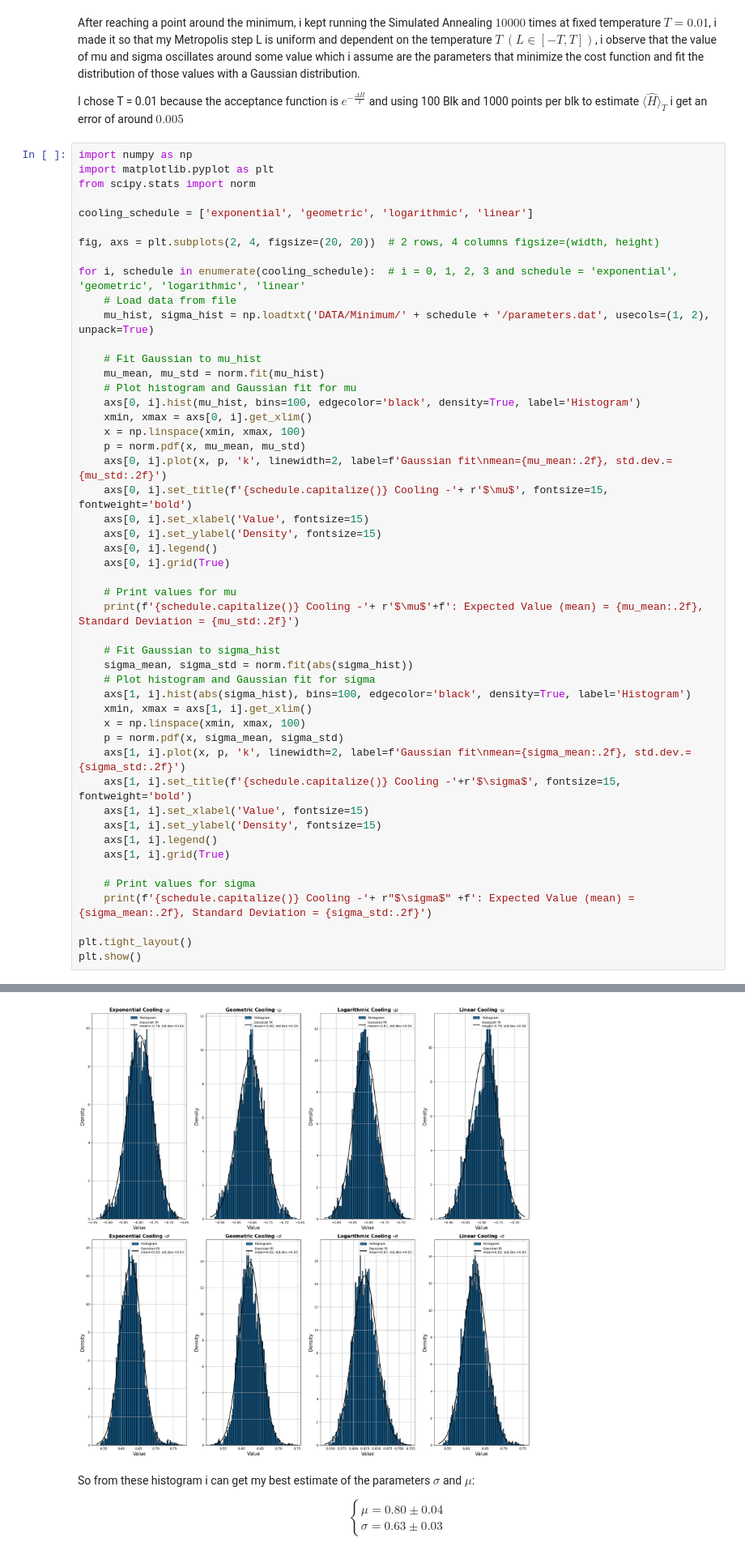
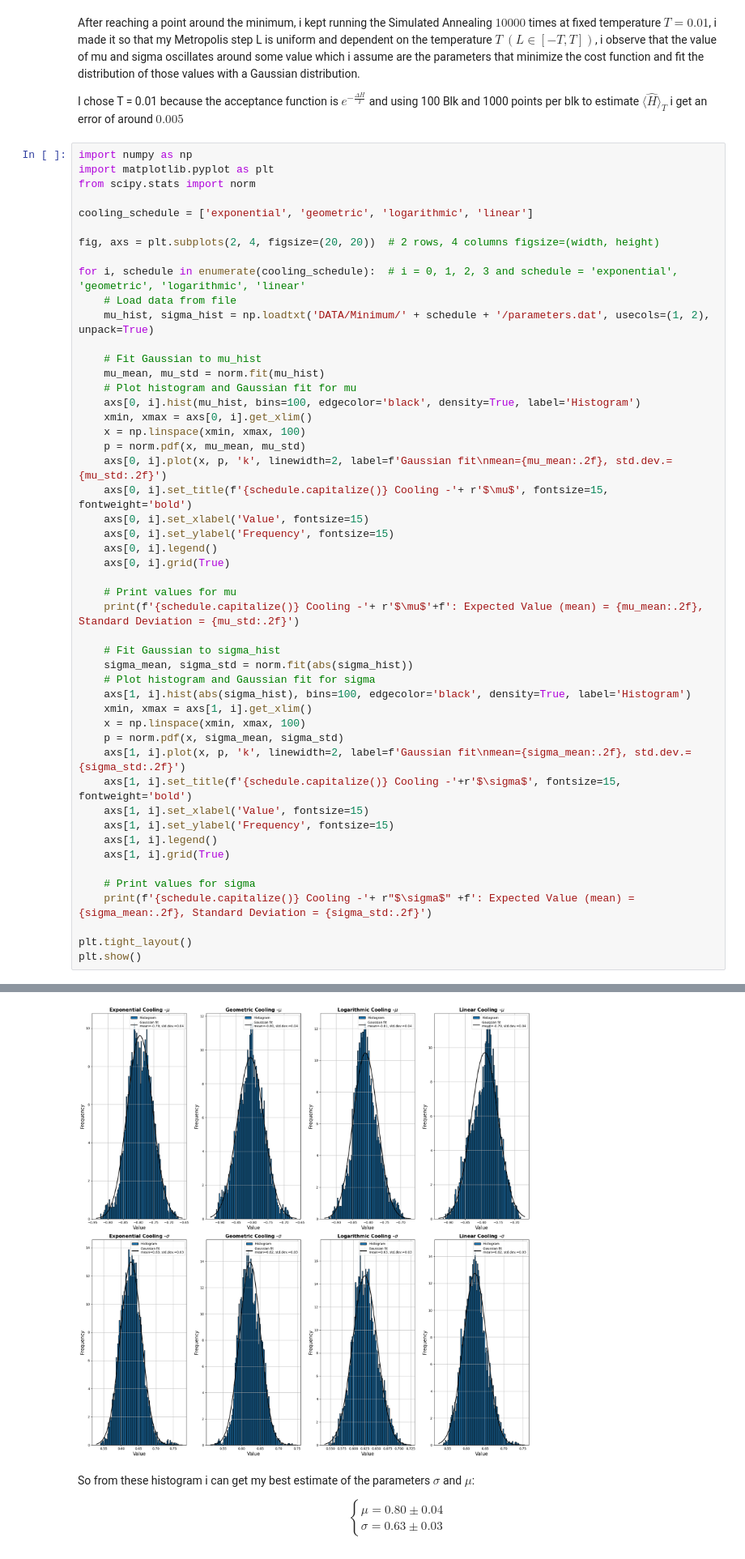
Before and after one commit to JiahaoMiao/LSN, a Jupyter notebook: Lezione_8/LSN_Exercises_08.ipynb, the cells around one changed output, grey strips where cells are left out. Shown at 81% size. Drawn from its saved outputs; the diff is of its cells as text.

```diff
--- a/Lezione_8/LSN_Exercises_08.ipynb
+++ b/Lezione_8/LSN_Exercises_08.ipynb
@@ -326,42 +326,42 @@ for i, schedule in enumerate(cooling_schedule):  # i = 0, 1, 2, 3 and schedule =
     axs[0, i].plot(x, p, 'k', linewidth=2, label=f'Gaussian fit\nmean={mu_mean:.2f}, std.dev.={mu_std:.2f}')
     axs[0, i].set_title(f'{schedule.capitalize()} Cooling -'+ r'$\mu$', fontsize=15, fontweight='bold')
     axs[0, i].set_xlabel('Value', fontsize=15)
-    axs[0, i].set_ylabel('Density', fontsize=15)
+    axs[0, i].set_ylabel('Frequency', fontsize=15)
     axs[0, i].legend()
     axs[0, i].grid(True)
 
     # Print values for mu
     print(f'{schedule.capitalize()} Cooling -'+ r'$\mu$'+f': Expected Value (mean) = {mu_mean:.2f}, Standard Deviation = {mu_std:.2f}')
 
     # Fit Gaussian to sigma_hist
     sigma_mean, sigma_std = norm.fit(abs(sigma_hist))
     # Plot histogram and Gaussian fit for sigma
     axs[1, i].hist(abs(sigma_hist), bins=100, edgecolor='black', density=True, label='Histogram')
     xmin, xmax = axs[1, i].get_xlim()
     x = np.linspace(xmin, xmax, 100)
     p = norm.pdf(x, sigma_mean, sigma_std)
     axs[1, i].plot(x, p, 'k', linewidth=2, label=f'Gaussian fit\nmean={sigma_mean:.2f}, std.dev.={sigma_std:.2f}')
     axs[1, i].set_title(f'{schedule.capitalize()} Cooling -'+r'$\sigma$', fontsize=15, fontweight='bold')
     axs[1, i].set_xlabel('Value', fontsize=15)
-    axs[1, i].set_ylabel('Density', fontsize=15)
+    axs[1, i].set_ylabel('Frequency', fontsize=15)
     axs[1, i].legend()
     axs[1, i].grid(True)
 
     # Print values for sigma
     print(f'{schedule.capitalize()} Cooling -'+ r"$\sigma$" +f': Expected Value (mean) = {sigma_mean:.2f}, Standard Deviation = {sigma_std:.2f}')
 
 plt.tight_layout()
 plt.show()
 # %% [output]
 Exponential Cooling -$\mu$: Expected Value (mean) = -0.79, Standard Deviation = 0.04
 Exponential Cooling -$\sigma$: Expected Value (mean) = 0.63, Standard Deviation = 0.03
 Geometric Cooling -$\mu$: Expected Value (mean) = -0.80, Standard Deviation = 0.04
 Geometric Cooling -$\sigma$: Expected Value (mean) = 0.62, Standard Deviation = 0.03
 Logarithmic Cooling -$\mu$: Expected Value (mean) = -0.81, Standard Deviation = 0.04
 Logarithmic Cooling -$\sigma$: Expected Value (mean) = 0.63, Standard Deviation = 0.03
 Linear Cooling -$\mu$: Expected Value (mean) = -0.79, Standard Deviation = 0.04
 Linear Cooling -$\sigma$: Expected Value (mean) = 0.62, Standard Deviation = 0.03
-[figure, old version]
+[figure, new version]
 # %% [markdown]
 So from these histogram i can get my best estimate of the parameters $\sigma$ and $\mu$:
 
```
Also changed, not shown: parts of 2 cells of this notebook.
